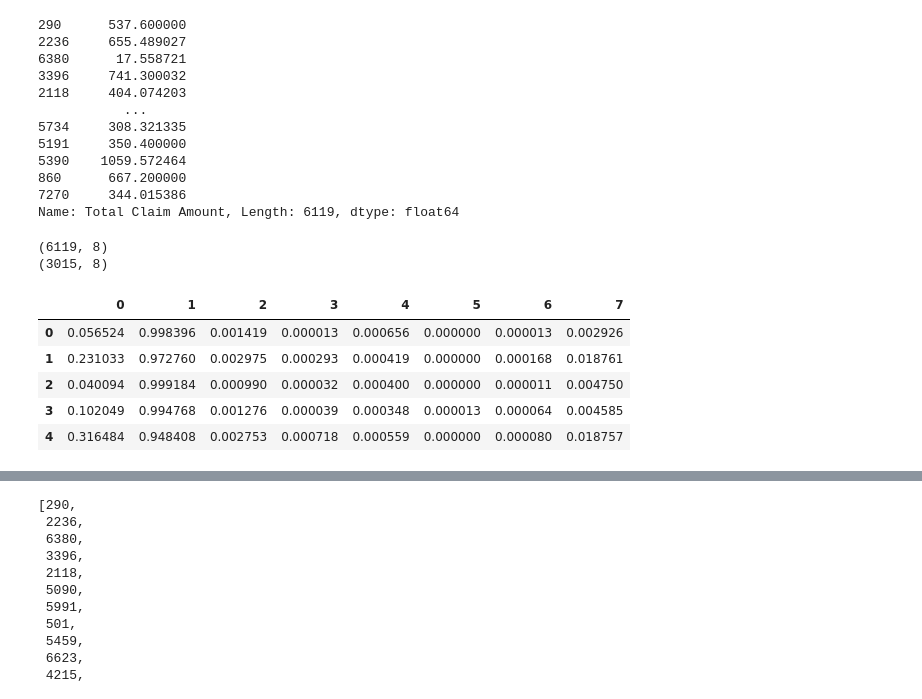
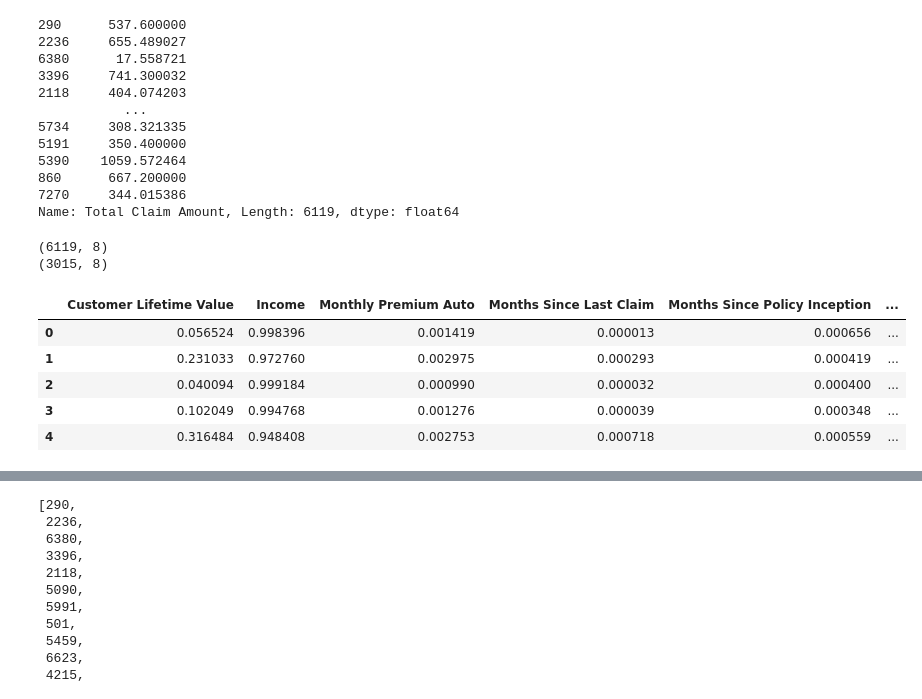
Before and after one commit to SDBrugman/lab-customer-analysis-final-round, a Jupyter notebook: lab-customer-analysis-final-round.ipynb, the cells around one changed output, grey strips where cells are left out. Drawn from its saved outputs; the diff is of its cells as text; code cells hidden in the pictures.

```diff
--- a/lab-customer-analysis-final-round.ipynb
+++ b/lab-customer-analysis-final-round.ipynb
@@ -145,7 +161,15 @@ df.describe(include=[np.object]).T
 #Define variables for numericals, categoricals and ordinals
 df_num = df.select_dtypes(include = np.number)
 df_cat = df[['State','Response','Employment Status','Gender','Location Code','Policy Type','Policy','Renew Offer Type','Sales Channel','Vehicle Class']]
-df_ord = df[['Coverage','Education','Vehicle Size']] # should have an order
+#df_ord = df[['Coverage','Education','Vehicle Size']] # should have an order
+coverage_dict = {'Basic':0,'Extended':1,'Premium':2}
+df.Coverage = df.Coverage.map(coverage_dict)
+
+education_dict = {'High School or Below': 0, 'College':1, 'Bachelor':2,'Master':3,'Doctor':4}
+df.Education  = df.Education.map(education_dict)
+
+vehicle_dict = {'Small':0,'Medsize':1,'Large':2 }
+df['Vehicle Size'] = df['Vehicle Size'].map(vehicle_dict)
 #data_num.head()
 #df_cat.head()
 #data_ord.head()
@@ -245,25 +269,26 @@ Name: Total Claim Amount, Length: 6119, dtype: float64
 # %%
 #Import library
 from sklearn.preprocessing import Normalizer
 
 #Normalize the numerical data
 transformer = Normalizer().fit(x_train_num) # rules for normalizer
 df_num_train_tf = transformer.transform(x_train_num)
 df_num_test_tf = transformer.transform(x_test_num)
 #Change from numpy array to dataframe
 df_num_train_df = pd.DataFrame(df_num_train_tf)
 df_num_test_df = pd.DataFrame(df_num_test_tf)
 #Print the shape of train and test
 print(df_num_train_df.shape)
 print(df_num_test_df.shape)
 #Show the normalized test data
+df_num_test_df.columns = df_num.columns
 df_num_test_df.head()
 # %% [output]
 (6119, 8)
 (3015, 8)
-|  | 0 | 1 | 2 | 3 | 4 | 5 | 6 | 7 |
-| 0 | 0.056524 | 0.998396 | 0.001419 | 0.000013 | 0.000656 | 0.000000 | 0.000013 | 0.002926 |
-| 1 | 0.231033 | 0.972760 | 0.002975 | 0.000293 | 0.000419 | 0.000000 | 0.000168 | 0.018761 |
-| 2 | 0.040094 | 0.999184 | 0.000990 | 0.000032 | 0.000400 | 0.000000 | 0.000011 | 0.004750 |
-| 3 | 0.102049 | 0.994768 | 0.001276 | 0.000039 | 0.000348 | 0.000013 | 0.000064 | 0.004585 |
-| 4 | 0.316484 | 0.948408 | 0.002753 | 0.000718 | 0.000559 | 0.000000 | 0.000080 | 0.018757 |
+|  | Customer Lifetime Value | Income | Monthly Premium Auto | Months Since Last Claim | Months Since Policy Inception | ... |
+| 0 | 0.056524 | 0.998396 | 0.001419 | 0.000013 | 0.000656 | ... |
+| 1 | 0.231033 | 0.972760 | 0.002975 | 0.000293 | 0.000419 | ... |
+| 2 | 0.040094 | 0.999184 | 0.000990 | 0.000032 | 0.000400 | ... |
+| 3 | 0.102049 | 0.994768 | 0.001276 | 0.000039 | 0.000348 | ... |
+| 4 | 0.316484 | 0.948408 | 0.002753 | 0.000718 | 0.000559 | ... |
```
Also changed, not shown: parts of 23 cells of this notebook.
